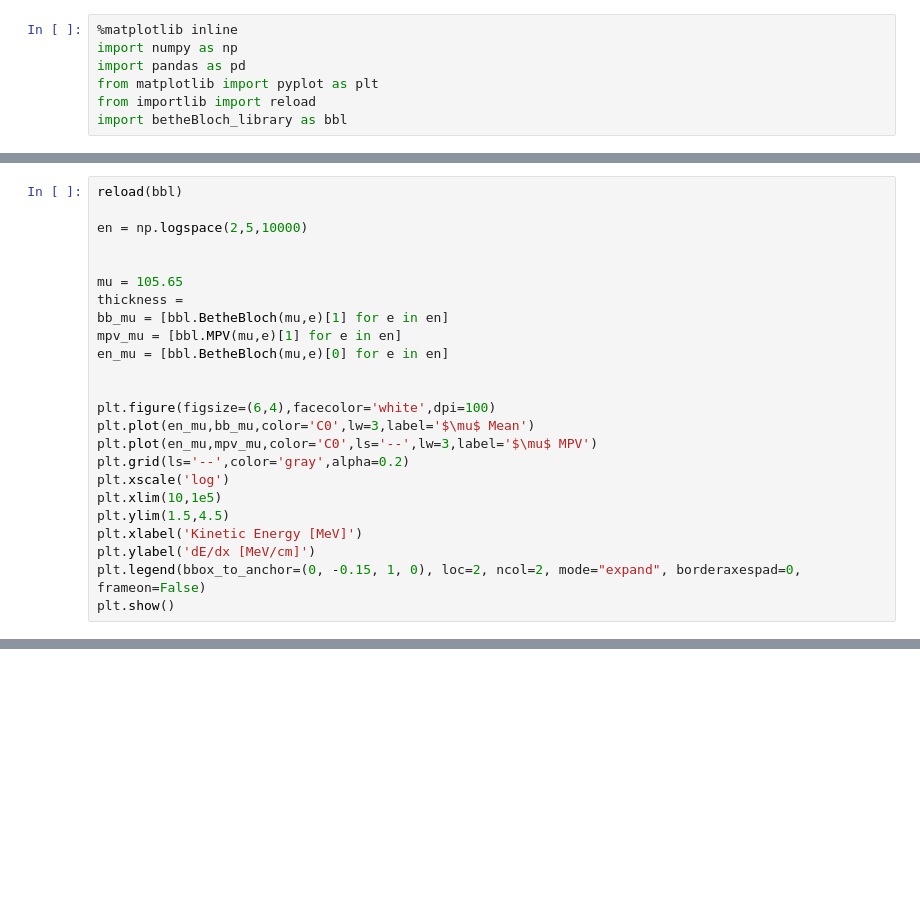
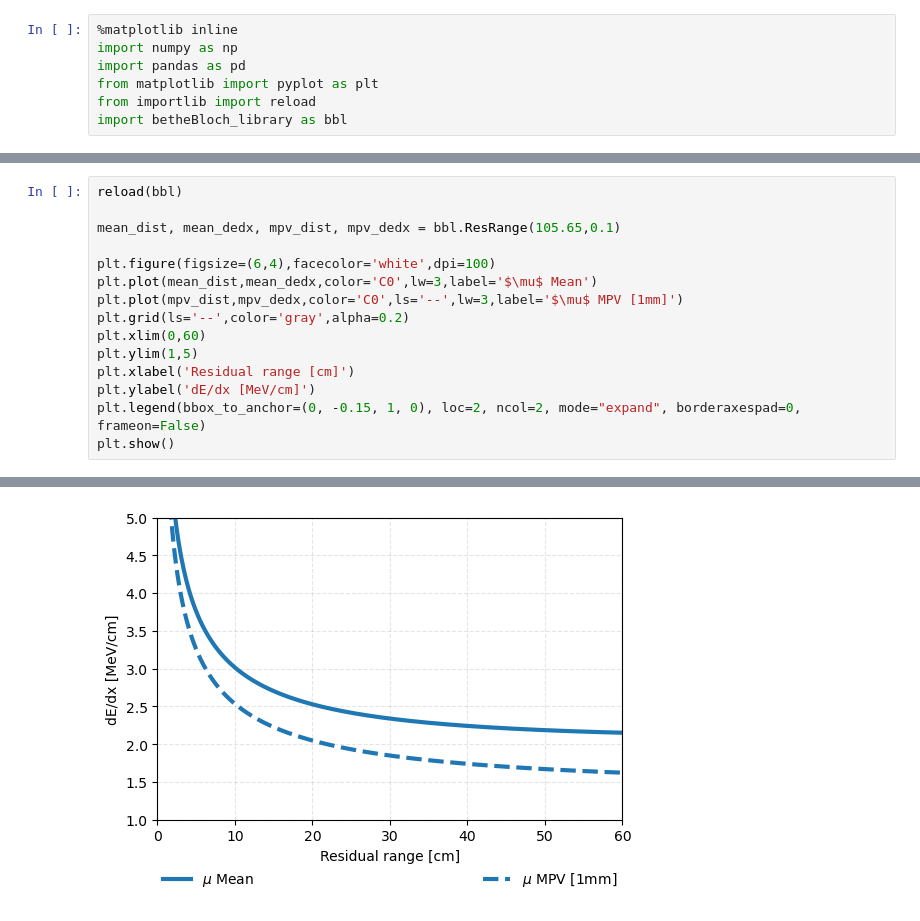
Before and after one commit to sdporzio/lar-energyloss, a Jupyter notebook: test.ipynb, the cells around one changed output, grey strips where cells are left out. Drawn from its saved outputs; the diff is of its cells as text; blank space fills up the shorter version.

```diff
--- a/test.ipynb
+++ b/test.ipynb
@@ -44,24 +92,15 @@ TypeError: MPV() missing 1 required positional argument: 'thickness'
 # %%
 reload(bbl)
 
-en = np.logspace(2,5,10000)
-
-
-mu = 105.65
-thickness =
-bb_mu = [bbl.BetheBloch(mu,e)[1] for e in en]
-mpv_mu = [bbl.MPV(mu,e)[1] for e in en]
-en_mu = [bbl.BetheBloch(mu,e)[0] for e in en]
-
+mean_dist, mean_dedx, mpv_dist, mpv_dedx = bbl.ResRange(105.65,0.1)
 
 plt.figure(figsize=(6,4),facecolor='white',dpi=100)
-plt.plot(en_mu,bb_mu,color='C0',lw=3,label='$\mu$ Mean')
-plt.plot(en_mu,mpv_mu,color='C0',ls='--',lw=3,label='$\mu$ MPV')
+plt.plot(mean_dist,mean_dedx,color='C0',lw=3,label='$\mu$ Mean')
+plt.plot(mpv_dist,mpv_dedx,color='C0',ls='--',lw=3,label='$\mu$ MPV [1mm]')
 plt.grid(ls='--',color='gray',alpha=0.2)
-plt.xscale('log')
-plt.xlim(10,1e5)
-plt.ylim(1.5,4.5)
-plt.xlabel('Kinetic Energy [MeV]')
+plt.xlim(0,60)
+plt.ylim(1,5)
+plt.xlabel('Residual range [cm]')
 plt.ylabel('dE/dx [MeV/cm]')
 plt.legend(bbox_to_anchor=(0, -0.15, 1, 0), loc=2, ncol=2, mode="expand", borderaxespad=0, frameon=False)
 plt.show()
@@ -69,0 +108 @@ SyntaxError: invalid syntax (<ipython-input-54-4654046db455>, line 7)
+[figure, added]
```
Also changed, not shown: parts of 8 cells of this notebook, 3 other files.
